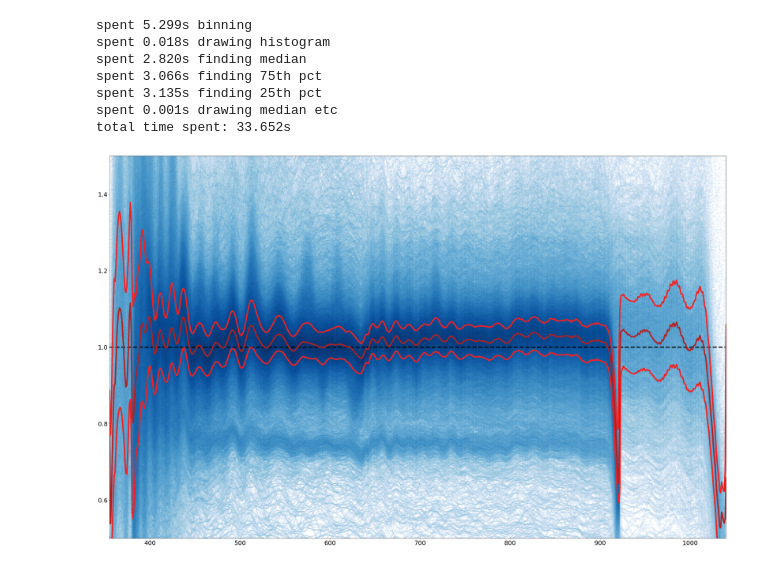
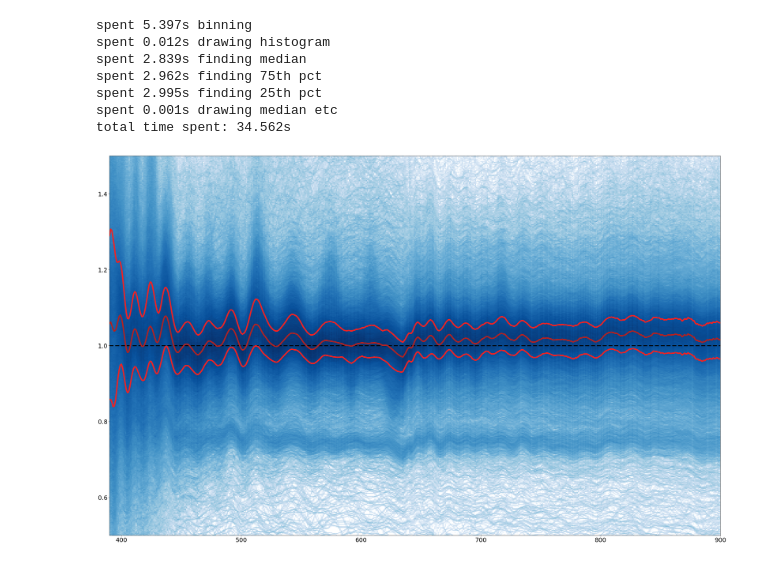
Before and after one commit to NoaVidovic/gaia-sdss, a Jupyter notebook: src/graph_q.ipynb, the cells around one changed output. Cells and saved outputs as stored; diff of their text form; code cells hidden in the pictures.

Commit message:
[+] Implement masking (390 < lambda < 900) for q calculation, statistics and graphing

```diff
--- a/src/graph_q.ipynb
+++ b/src/graph_q.ipynb
@@ -31,7 +31,7 @@ plt.rc('legend', fontsize=SMALL_FONT_SIZE)    # legend fontsize
 plt.rc('figure', titlesize=LARGE_FONT_SIZE)   # fontsize of the figure title
 # %%
 BINSIZE_X, BINSIZE_Y = 1, 0.002
-MIN_WVL, MAX_WVL = 355, 1040
+MIN_WVL, MAX_WVL = 390, 900
 # %%
 t00 = time()
 
@@ -63,6 +63,11 @@ for gaia_id in tqdm(DF[:][GAIA_ID_COLNAME]):
 
     sampling = spectra['sampling']
     qs = spectra['q']
+
+    mask = (sampling > MIN_WVL) & (sampling < MAX_WVL)
+
+    sampling = sampling[mask]
+    qs = qs[mask]
 
     flat_sampling.extend(sampling)
     flat_qs.extend(qs)
@@ -78,37 +83,37 @@ t0 = time()
 vals, xbins, ybins = np.histogram2d(flat_sampling, flat_qs, bins=(bin_centers_x, bin_centers_y))
 print(f'spent {time()-t0:.3f}s binning')
 
 t0 = time()
 plt.pcolormesh(xbins, ybins, vals.T, cmap='Blues', norm=colors.LogNorm())
 print(f'spent {time()-t0:.3f}s drawing histogram')
 
 t0 = time()
 q_med = [ np.median(v) for v in binned_qs ]
 print(f'spent {time()-t0:.3f}s finding median')
 
 t0 = time()
 q_75 = [ np.quantile(v, 0.75) for v in binned_qs ]
 print(f'spent {time()-t0:.3f}s finding 75th pct')
 
 t0 = time()
 q_25 = [ np.quantile(v, 0.25) for v in binned_qs ]
 print(f'spent {time()-t0:.3f}s finding 25th pct')
 
 t0 = time()
 plt.plot(bin_centers_x, q_med, c='#b22222', lw=5, ls='-')
 plt.plot(bin_centers_x, q_25, c='#f22222', lw=5, ls='-')
 plt.plot(bin_centers_x, q_75, c='#f22222', lw=5, ls='-')
 print(f'spent {time()-t0:.3f}s drawing median etc')
 
 print(f'total time spent: {time()-t00:.3f}s')
 
 plt.show()
 # %% [output]
-spent 5.299s binning
-spent 0.018s drawing histogram
-spent 2.820s finding median
-spent 3.066s finding 75th pct
-spent 3.135s finding 25th pct
+spent 5.397s binning
+spent 0.012s drawing histogram
+spent 2.839s finding median
+spent 2.962s finding 75th pct
+spent 2.995s finding 25th pct
 spent 0.001s drawing median etc
-total time spent: 33.652s
+total time spent: 34.562s
-[figure, old version]
+[figure, new version]
```
Also changed, not shown: 1 other file.
